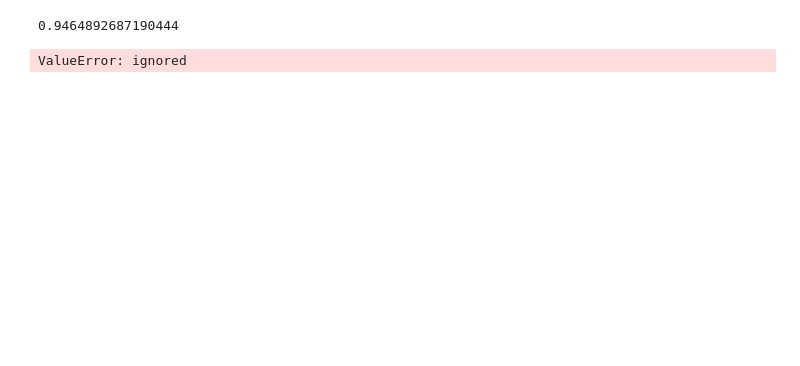
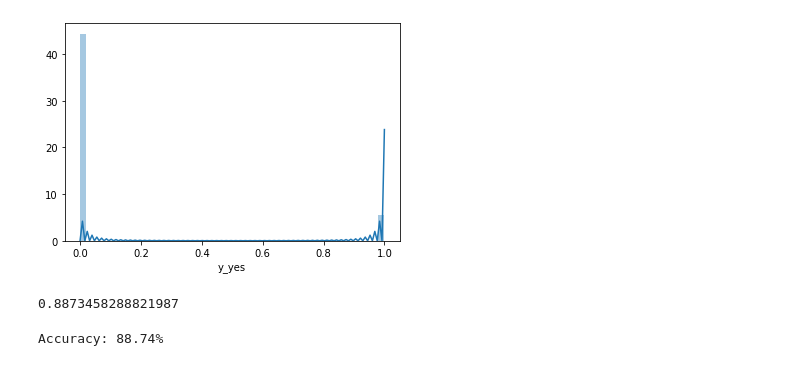
Before and after one commit to rroxy08/CE888, a Jupyter notebook: lab4/bank_classification.ipynb, the cells around one changed output. Cells and saved outputs as stored; diff of their text form; code cells hidden in the pictures; blank space fills up the shorter version.

```diff
--- a/lab4/bank_classification.ipynb
+++ b/lab4/bank_classification.ipynb
@@ -104,0 +50,14 @@ for train_index, test_index in group_kfold.split(X, y,groups='none'):
+# %%
+#TASK-1:Convert to dummies
+#TASK-2: Columns "y_no" and "duration" must be deleted
+
+dframe=dframe.dropna()
+dframe_dummies=pd.get_dummies(dframe,prefix_sep='_')
+
+if "y_no" in dframe_dummies.columns:
+  del dframe_dummies["y_no"]
+
+if "duration" in dframe_dummies.columns:
+  del dframe_dummies["duration"]
+
+dframe_dummies["y_yes"]
@@ -105,16 +77,30 @@ for train_index, test_index in group_kfold.split(X, y,groups='none'):
+# %%
+#TASK-3: Plot histogram of the label y_yes
+y_dframe=dframe_dummies['y_yes'].copy()
+
+y_dframe
+sns_plot = sns.distplot(y_dframe, hist=True)
+# %% [output]
+[figure, added]
 # %%
-clf = ExtraTreesClassifier(n_estimators=1000, max_depth=4)
+#TASK-4: Get the values and run a classifier (with outcome y_yes)
+
+X_df=dframe[features].copy()
+y_df=dframe[outcomes].copy()
+
+X=X_df.values
+y=y_df.values
+
+clf=ExtraTreesClassifier(n_estimators=1000,max_depth=4)
 clf.fit(X,y)
-
 print(acc(y,clf.predict(X)))
 # %% [output]
-0.9464892687190444
+0.8873458288821987
-# %%
-X = dframe_dummies.values
-y = dframe_dummies.values.T[-1]
-group_kfold = GroupKFold(n_splits=10)
-group_kfold.split(X, y,groups='none')
-for train_index, test_index in group_kfold.split(X, y, groups):
-  print("TRAIN:", train_index, "TEST:", test_index)
-# %% [output]
-ValueError: ignored
+# %%
+#TASK-5: Report the results of 10-Kfold stratified cross-validation
+
+skf= StratifiedKFold(n_splits=10, shuffle=False, random_state=None)
+results_skfold = cross_val_score(clf, X, y, cv=skf)
+print("Accuracy: %.2f%%" % (results_skfold.mean()*100.0))
+# %% [output]
+Accuracy: 88.74%
```
Also changed, not shown: parts of 9 cells of this notebook.
